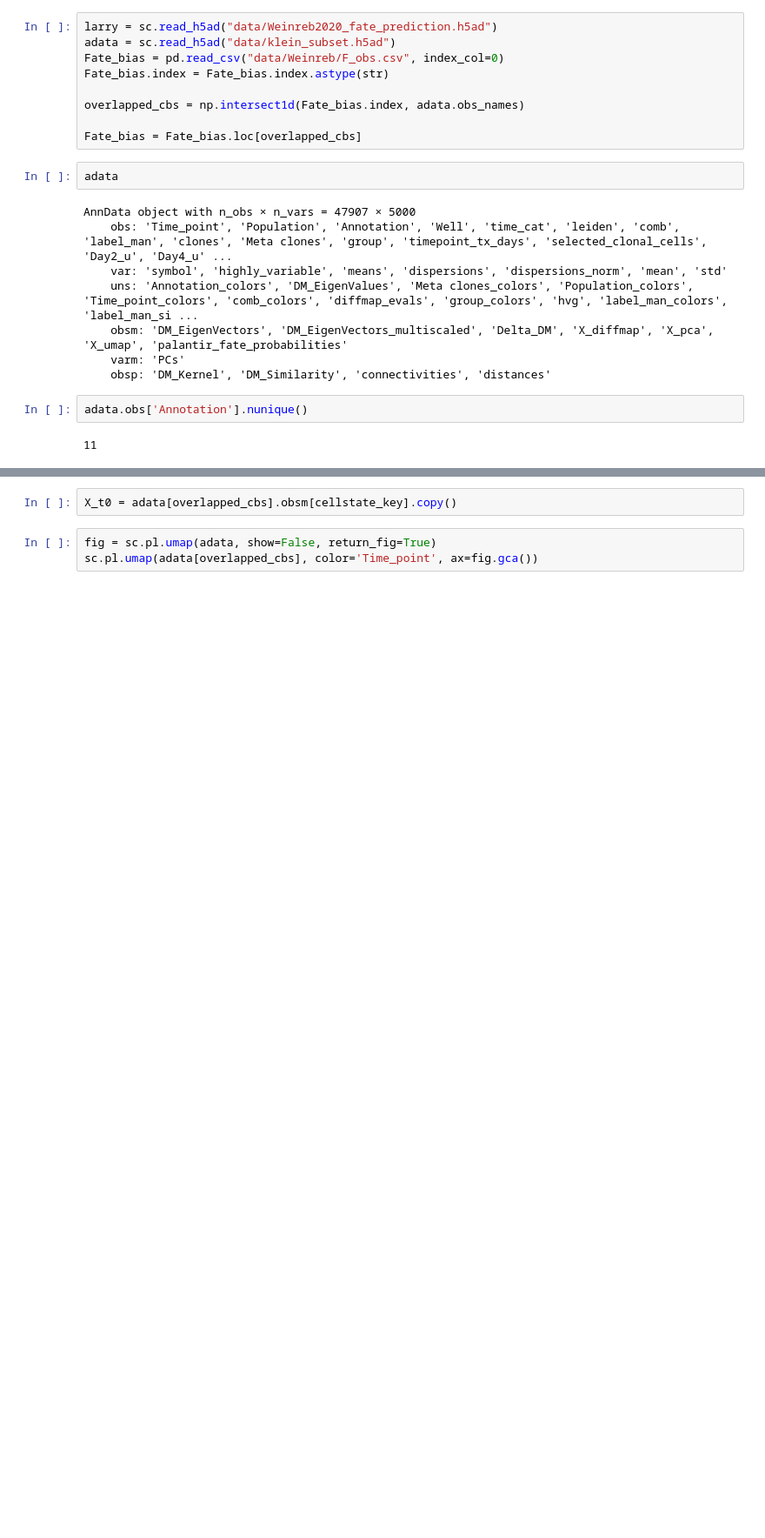
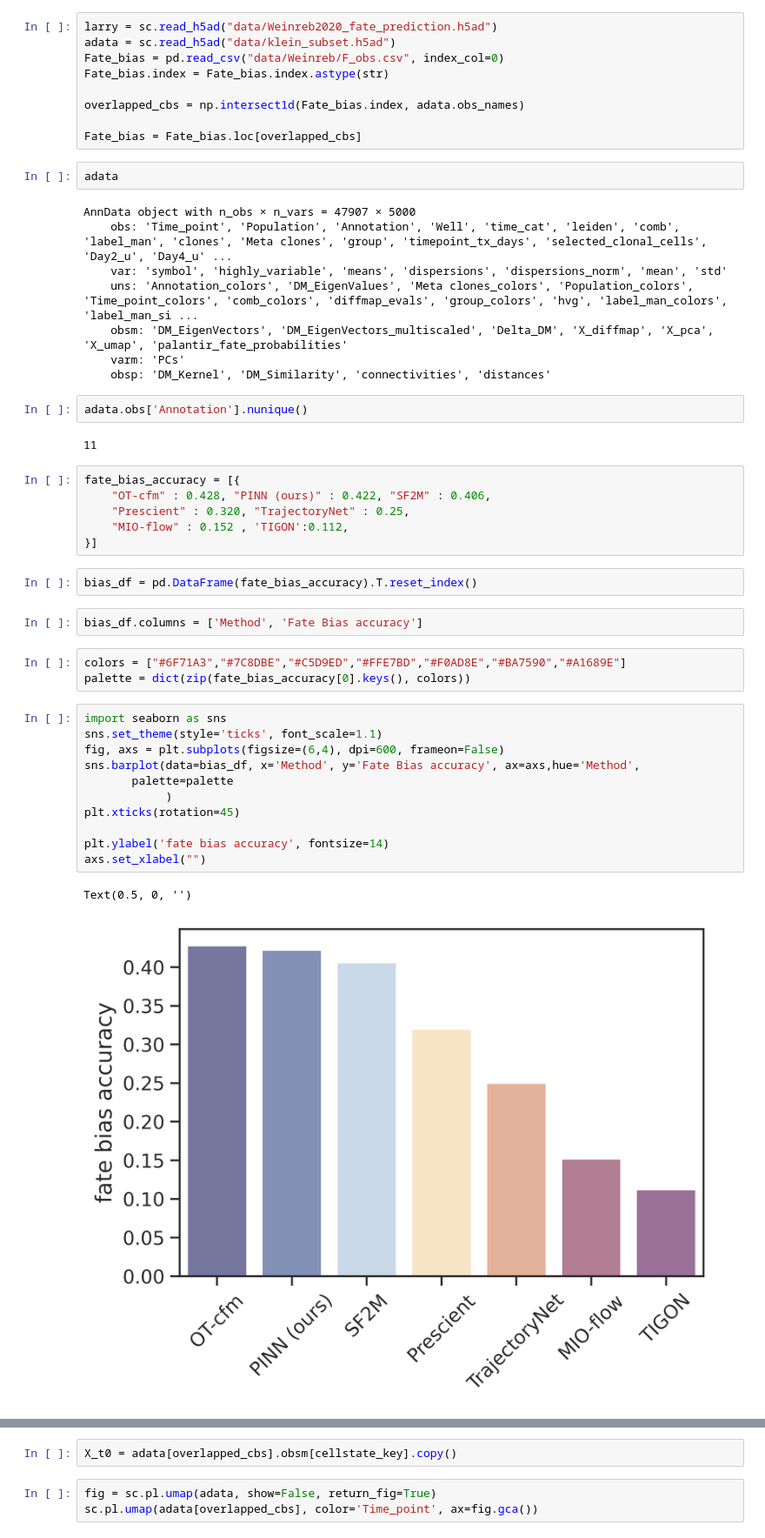
Before and after one commit to oZwZo/PINN_dynamics, a Jupyter notebook: Explore_Notebook/8.Benchmark_v/8-7.eval_comput_fate_bias.ipynb, the cells around one changed output, grey strips where cells are left out. Shown: that part at 87% size. Saved outputs shown, nothing was run; the diff lists cells and outputs as text; blank space fills up the shorter version.

```diff
--- a/Explore_Notebook/8.Benchmark_v/8-7.eval_comput_fate_bias.ipynb
+++ b/Explore_Notebook/8.Benchmark_v/8-7.eval_comput_fate_bias.ipynb
@@ -57,3 +57,30 @@ AnnData object with n_obs × n_vars = 47907 × 5000
 adata.obs['Annotation'].nunique()
 # %% [output]
 11
+# %%
+fate_bias_accuracy = [{
+    "OT-cfm" : 0.428, "PINN (ours)" : 0.422, "SF2M" : 0.406,
+    "Prescient" : 0.320, "TrajectoryNet" : 0.25,
+    "MIO-flow" : 0.152 , 'TIGON':0.112,
+}]
+# %%
+bias_df = pd.DataFrame(fate_bias_accuracy).T.reset_index()
+# %%
+bias_df.columns = ['Method', 'Fate Bias accuracy']
+# %%
+colors = ["#6F71A3","#7C8DBE","#C5D9ED","#FFE7BD","#F0AD8E","#BA7590","#A1689E"]
+palette = dict(zip(fate_bias_accuracy[0].keys(), colors))
+# %%
+import seaborn as sns
+sns.set_theme(style='ticks', font_scale=1.1)
+fig, axs = plt.subplots(figsize=(6,4), dpi=600, frameon=False)
+sns.barplot(data=bias_df, x='Method', y='Fate Bias accuracy', ax=axs,hue='Method',
+       palette=palette
+            )
+plt.xticks(rotation=45)
+
+plt.ylabel('fate bias accuracy', fontsize=14)
+axs.set_xlabel("")
+# %% [output]
+Text(0.5, 0, '')
+[figure, added]
```
Also changed, not shown: parts of 7 cells of this notebook, 3 other files.
